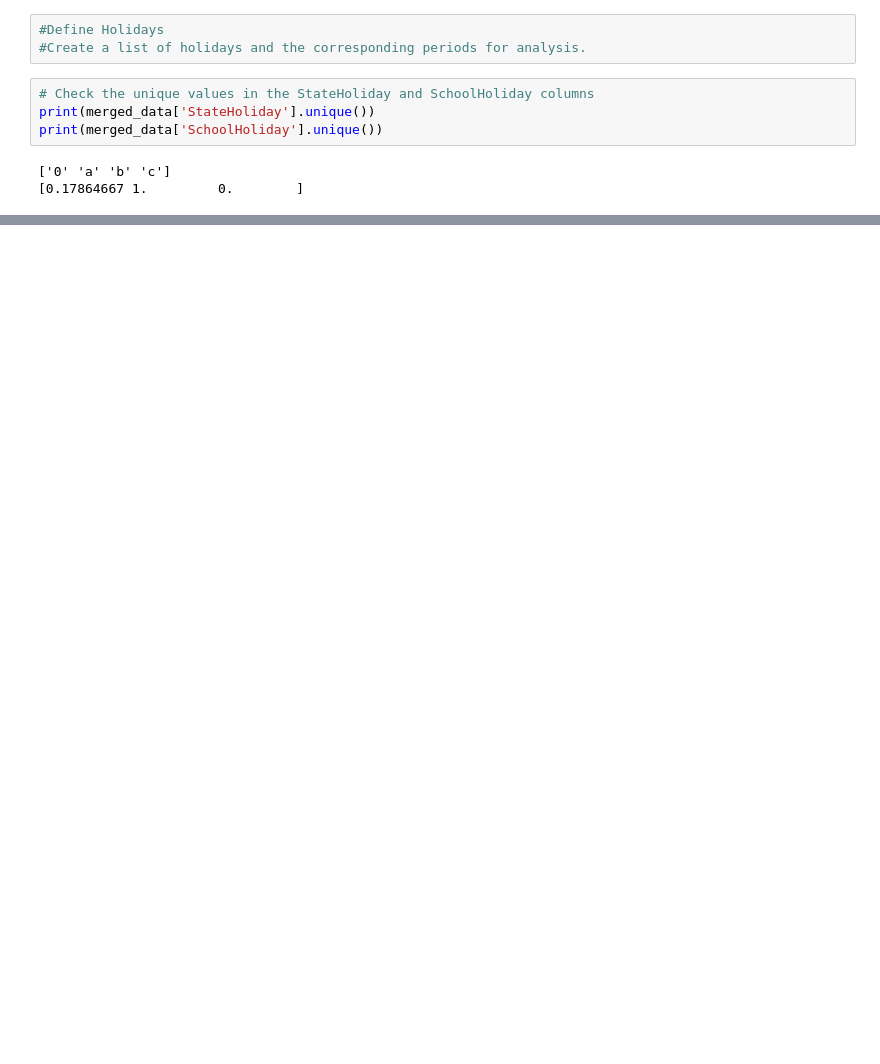
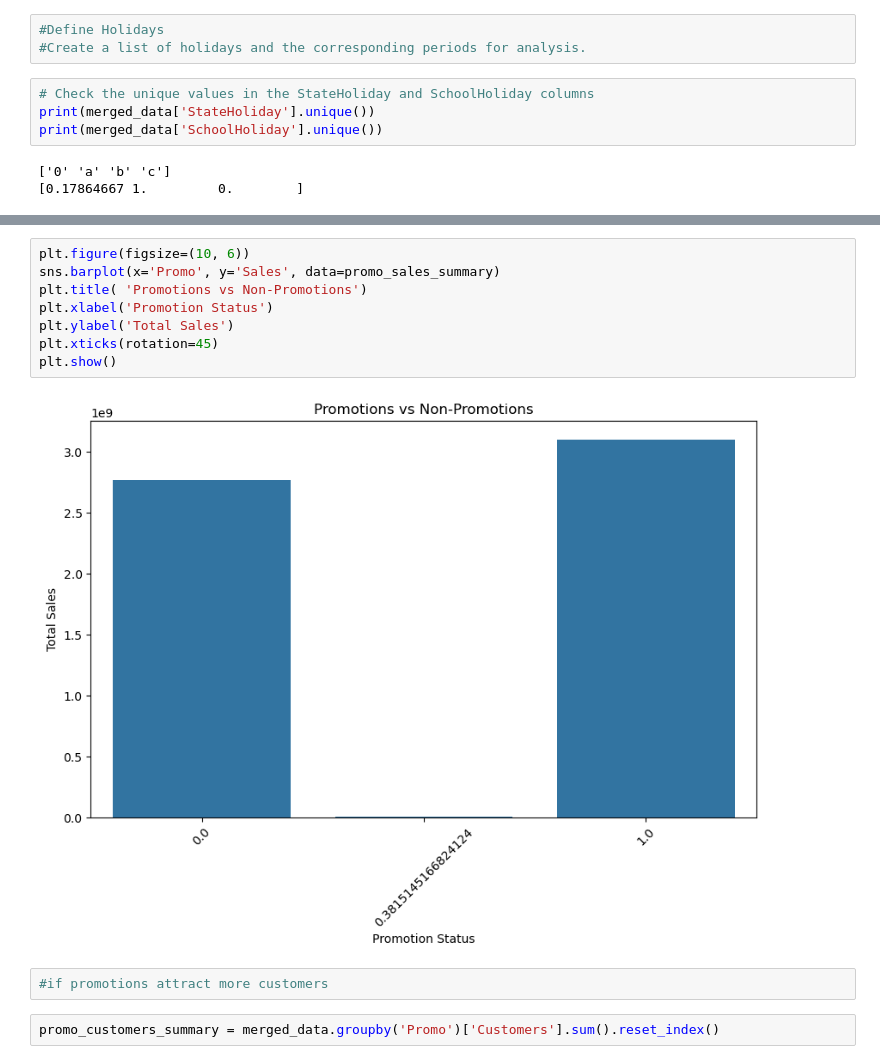
Before and after one commit to nadianesib4334/Rossman_phrmaceuticals, a Jupyter notebook: EDA.ipynb, the cells around one changed output, grey strips where cells are left out. Cells and saved outputs as stored; diff of their text form; blank space fills up the shorter version.

```diff
--- a/EDA.ipynb
+++ b/EDA.ipynb
@@ -843,0 +904,14 @@ KeyError: 'StateHoliday'
+# %%
+plt.figure(figsize=(10, 6))
+sns.barplot(x='Promo', y='Sales', data=promo_sales_summary)
+plt.title( 'Promotions vs Non-Promotions')
+plt.xlabel('Promotion Status')
+plt.ylabel('Total Sales')
+plt.xticks(rotation=45)
+plt.show()
+# %% [output]
+[figure, added]
+# %%
+#if promotions attract more customers
+# %%
+promo_customers_summary = merged_data.groupby('Promo')['Customers'].sum().reset_index()
```
Also changed, not shown: parts of 60 cells of this notebook.
